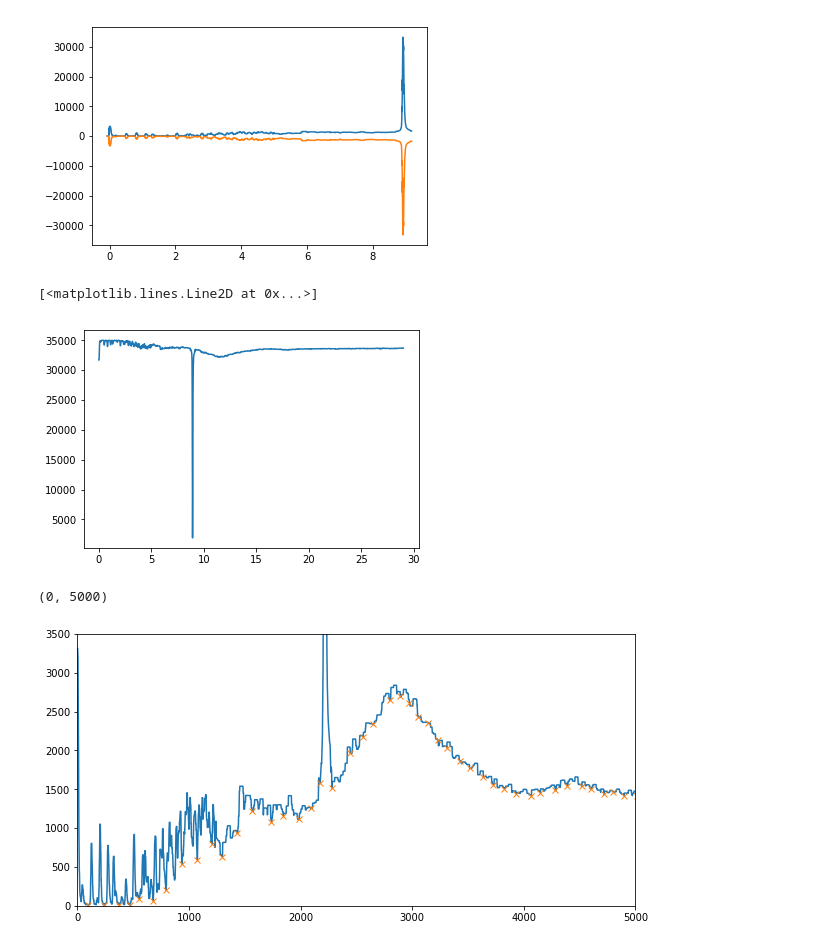
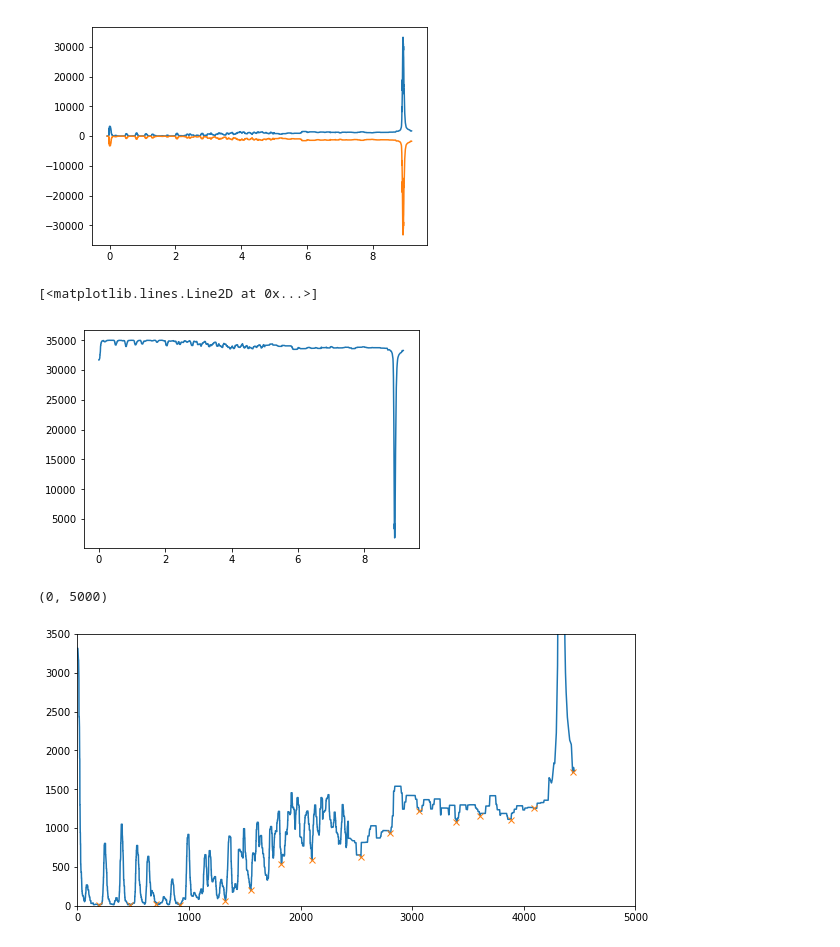
Before and after one commit to Almaz93/neutrino, a Jupyter notebook: double_beta_decay/Almaz's work/calculation/decomposition-Ga_2.ipynb, the cells around one changed output. Drawn from its saved outputs; the diff is of its cells as text; code cells hidden in the pictures.

```diff
--- a/double_beta_decay/Almaz's work/calculation/decomposition-Ga_2.ipynb
+++ b/double_beta_decay/Almaz's work/calculation/decomposition-Ga_2.ipynb
@@ -78,23 +79,23 @@ plt.plot(data['x'].values, -data['y'].values)
 [<matplotlib.lines.Line2D at 0x...>]
 [figure]
 # %%
-x_data = np.linspace(0,29,len(data['x'].values))
+x_data = np.linspace(0,9.18,len(data['x'].values))
 y_data = np.interp(x_data, data['x'].values, data['y'].values)
 #plt.plot(x_data, y_data)
 plt.plot(x_data, -y_data+35000)
 # %% [output]
 [<matplotlib.lines.Line2D at 0x...>]
-[figure, old version]
+[figure, new version]
 # %%
-peaks, _ = sc.signal.find_peaks(-y_data+35000, distance=80)
+peaks, _ = sc.signal.find_peaks(-y_data+35000, distance=201)
 plt.figure(figsize=(10,5))
 plt.plot(y_data)
 plt.plot(peaks, y_data[peaks], "x")
 plt.ylim(0,3500)
 plt.xlim(0,5000)
 # %% [output]
 (0, 5000)
-[figure, old version]
+[figure, new version]
 # %%
 plt.plot(data['x'].values, data['y'].values)
 plt.xlim(8.7,9.2)
```
Also changed, not shown: parts of 10 cells of this notebook, 28 other files.
